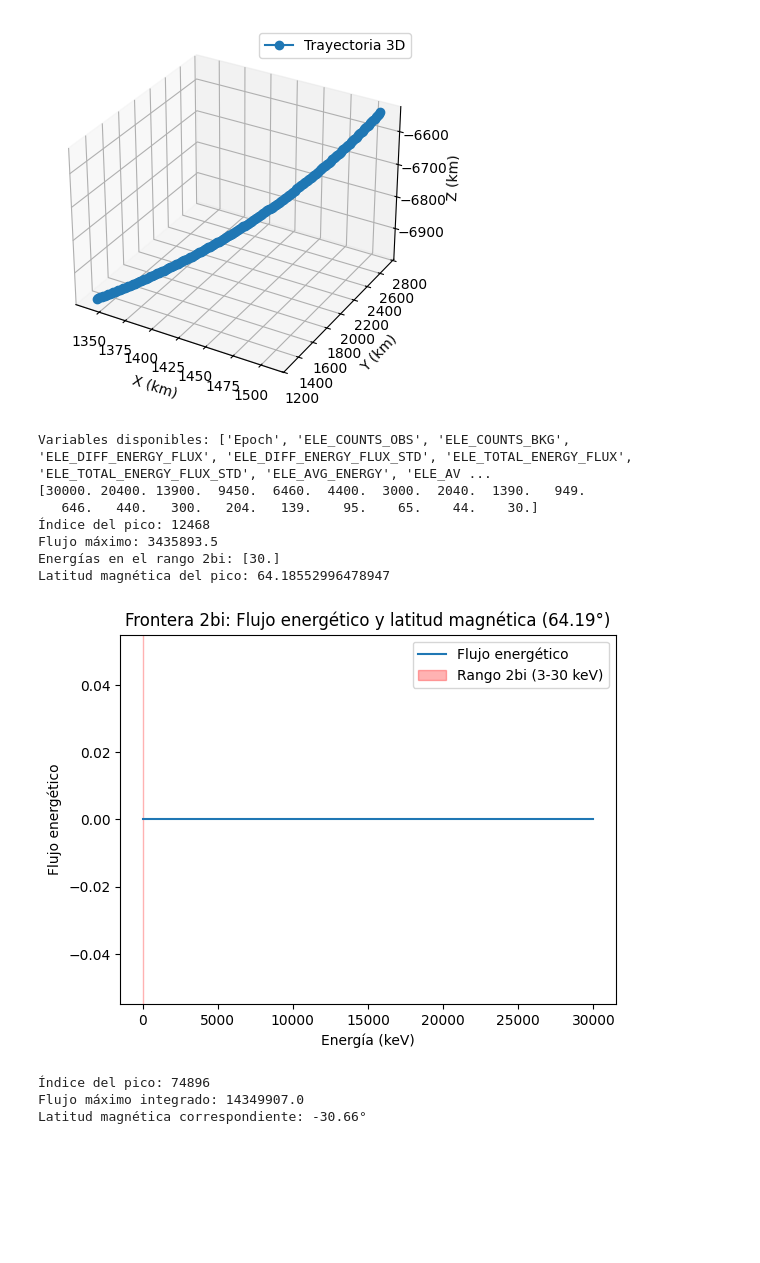
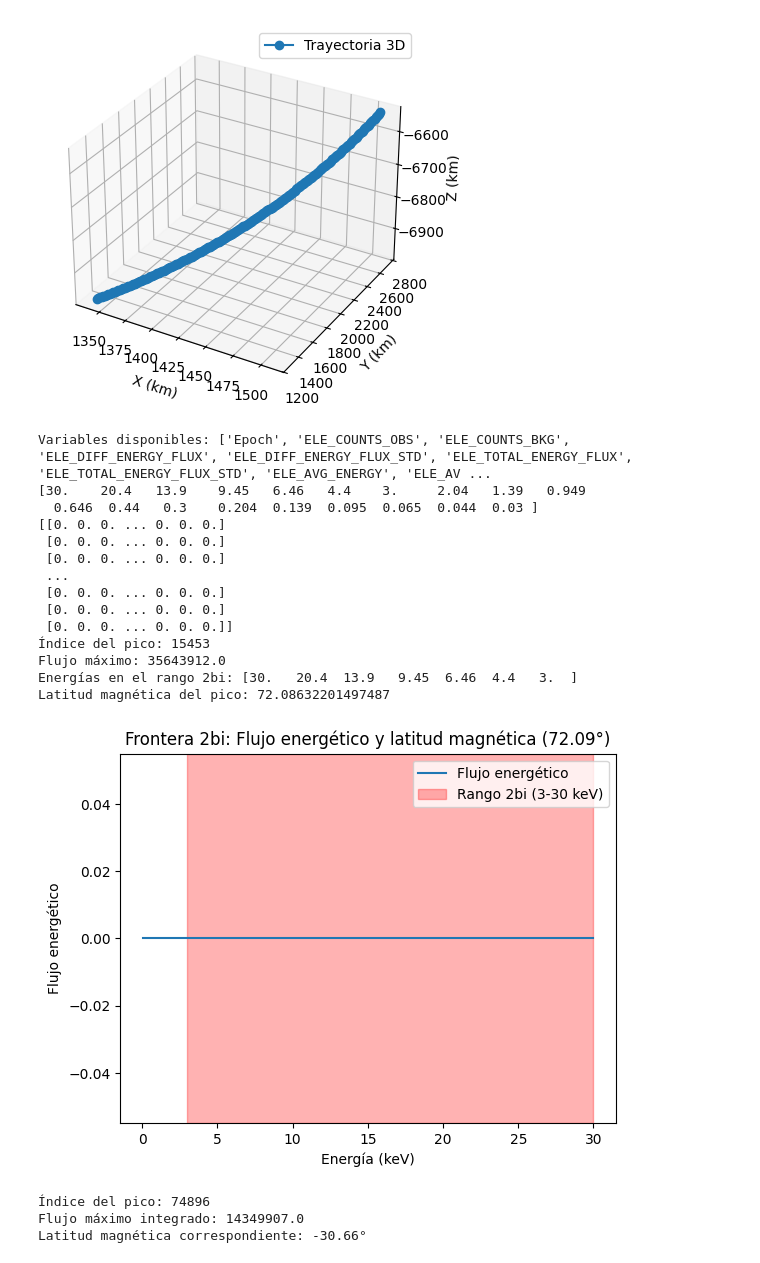
Before and after one commit to BenjaminEdwardsUsach/Proyecto_OvationPyme, a Jupyter notebook: Test03.ipynb, the cells around one changed output. Saved outputs shown, nothing was run; the diff lists cells and outputs as text; code cells hidden in the pictures; blank space fills up the shorter version.

```diff
--- a/Test03.ipynb
+++ b/Test03.ipynb
@@ -150,8 +160,16 @@ print("Variables disponibles:", variables)
 # Variables relevantes
 # - Energía de los canales de iones
 ion_energy = cdf.varget("CHANNEL_ENERGIES")  # Energías de los canales (keV)
+
+ion_energy=ion_energy/1000 #Traspaso de eV a KeV
+
+print(ion_energy)
+
+
+
 # - Flujo diferencial de energía de los iones
 ion_flux = cdf.varget("ION_DIFF_ENERGY_FLUX")  # Flujo de energía diferencial
+print(ion_flux)
 # - Latitud magnética
 mag_lat = cdf.varget("SC_AACGM_LAT")  # Latitud magnética asociada a cada instante
 
@@ -208,40 +226,47 @@ def find_2bi_boundary(ion_energy, ion_flux, mag_lat, lat_range):
 
     # Latitud magnética asociada al pico
     peak_latitude = filtered_lat[peak_index]
 
     return peak_index, peak_flux, peak_energy, peak_latitude
 
 # Definir rango de latitudes relevante (50° a 80°)
 latitude_range = (50, 80)
 
 # Llamar a la función para encontrar la frontera 2bi
 try:
     peak_index, peak_flux, peak_energy, peak_latitude = find_2bi_boundary(ion_energy, ion_flux, mag_lat, latitude_range)
     print(f"Índice del pico: {peak_index}")
     print(f"Flujo máximo: {peak_flux}")
     print(f"Energías en el rango 2bi: {peak_energy}")
     print(f"Latitud magnética del pico: {peak_latitude}")
 
     # Graficar el flujo energético integrado
     plt.plot(ion_energy, ion_flux[peak_index, :], label="Flujo energético")
     plt.axvspan(3, 30, color='red', alpha=0.3, label="Rango 2bi (3-30 keV)")
     plt.title(f"Frontera 2bi: Flujo energético y latitud magnética ({peak_latitude:.2f}°)")
     plt.xlabel("Energía (keV)")
     plt.ylabel("Flujo energético")
     plt.legend()
     plt.show()
 
 except Exception as e:
     print("Error al procesar los datos:", e)
 # %% [output]
 Variables disponibles: ['Epoch', 'ELE_COUNTS_OBS', 'ELE_COUNTS_BKG', 'ELE_DIFF_ENERGY_FLUX', 'ELE_DIFF_ENERGY_FLUX_STD', 'ELE_TOTAL_ENERGY_FLUX', 'ELE_TOTAL_ENERGY_FLUX_STD', 'ELE_AVG_ENERGY', 'ELE_AV ...
-[30000. 20400. 13900.  9450.  6460.  4400.  3000.  2040.  1390.   949.
-   646.   440.   300.   204.   139.    95.    65.    44.    30.]
-Índice del pico: 12468
-Flujo máximo: 3435893.5
-Energías en el rango 2bi: [30.]
-Latitud magnética del pico: 64.18552996478947
+[30.    20.4   13.9    9.45   6.46   4.4    3.     2.04   1.39   0.949
+  0.646  0.44   0.3    0.204  0.139  0.095  0.065  0.044  0.03 ]
+[[0. 0. 0. ... 0. 0. 0.]
+ [0. 0. 0. ... 0. 0. 0.]
+ [0. 0. 0. ... 0. 0. 0.]
+ ...
+ [0. 0. 0. ... 0. 0. 0.]
+ [0. 0. 0. ... 0. 0. 0.]
+ [0. 0. 0. ... 0. 0. 0.]]
+Índice del pico: 15453
+Flujo máximo: 35643912.0
+Energías en el rango 2bi: [30.   20.4  13.9   9.45  6.46  4.4   3.  ]
+Latitud magnética del pico: 72.08632201497487
-[figure, old version]
+[figure, new version]
 # %%
 # Variables de entrada (energía de iones, flujo de iones y latitud magnética)
 ion_energy = np.array([30000., 20400., 13900., 9450., 6460., 4400., 3000., 2040.,
```
Also changed, not shown: parts of 5 cells of this notebook.
